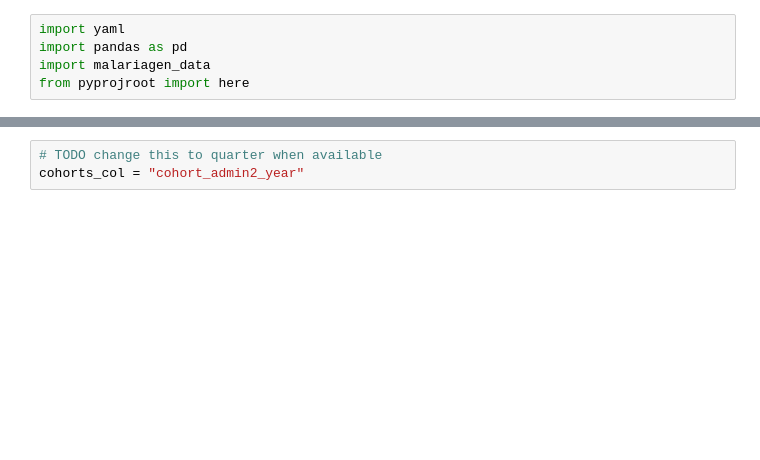
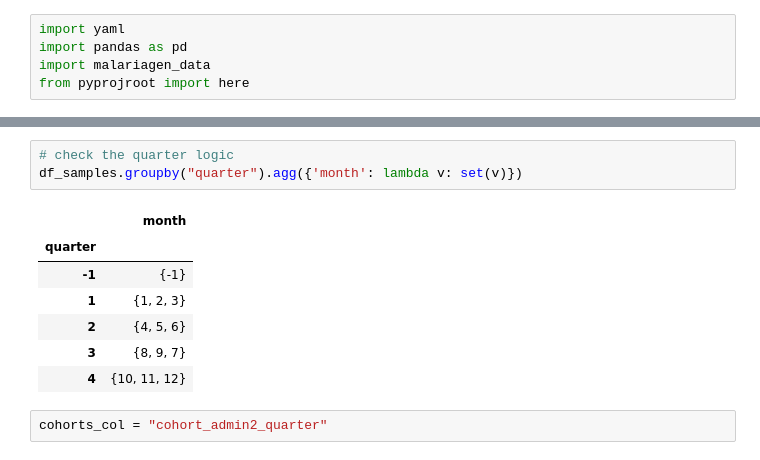
Before and after one commit to anopheles-genomic-surveillance/selection-atlas, a Jupyter notebook: workflow/notebooks/setup-cohorts.ipynb, the cells around one changed output, grey strips where cells are left out. Saved outputs shown, nothing was run; the diff lists cells and outputs as text; blank space fills up the shorter version.

```diff
--- a/workflow/notebooks/setup-cohorts.ipynb
+++ b/workflow/notebooks/setup-cohorts.ipynb
@@ -51,3 +67,13 @@ df_samples
+# %%
+# check the quarter logic
+df_samples.groupby("quarter").agg({'month': lambda v: set(v)})
+# %% [output]
+|  | month |
+| quarter |  |
+| -1 | {-1} |
+| 1 | {1, 2, 3} |
+| 2 | {4, 5, 6} |
+| 3 | {8, 9, 7} |
+| 4 | {10, 11, 12} |
 # %%
-# TODO change this to quarter when available
-cohorts_col = "cohort_admin2_year"
+cohorts_col = "cohort_admin2_quarter"
```
Also changed, not shown: parts of 8 cells of this notebook, 1 other file.
